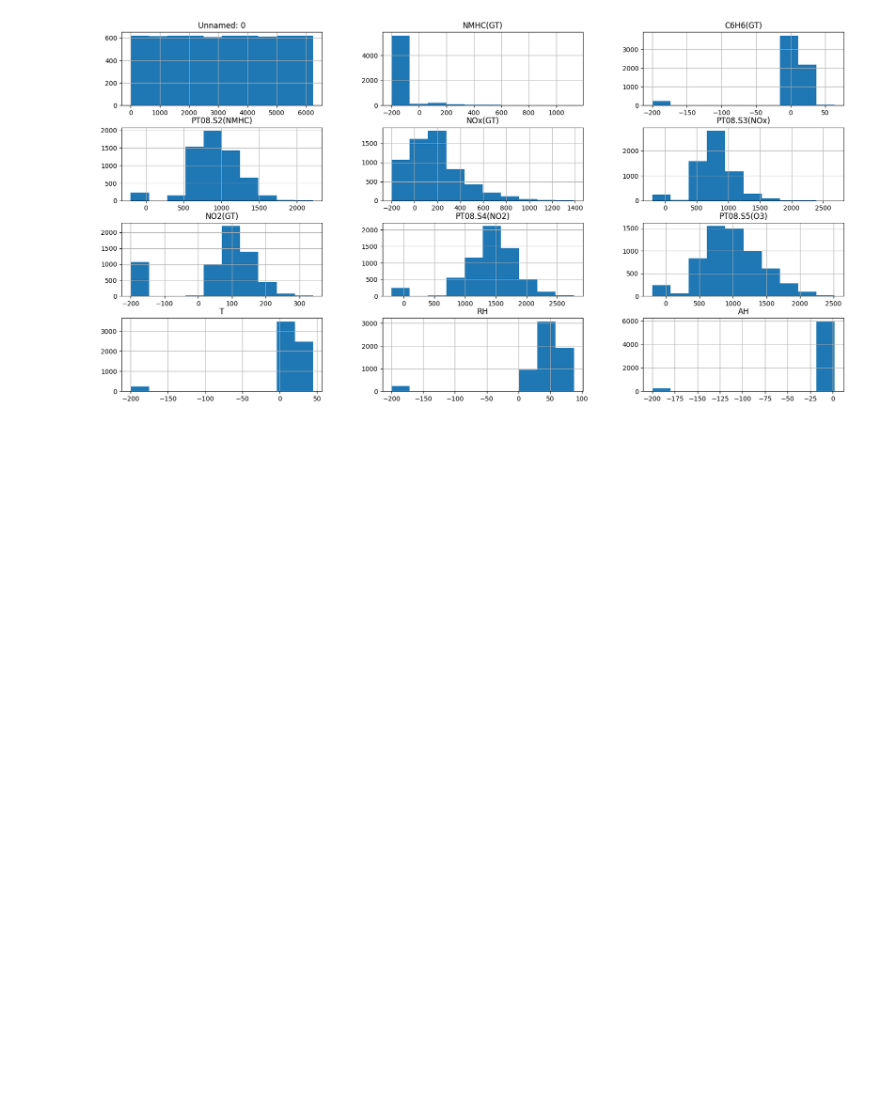
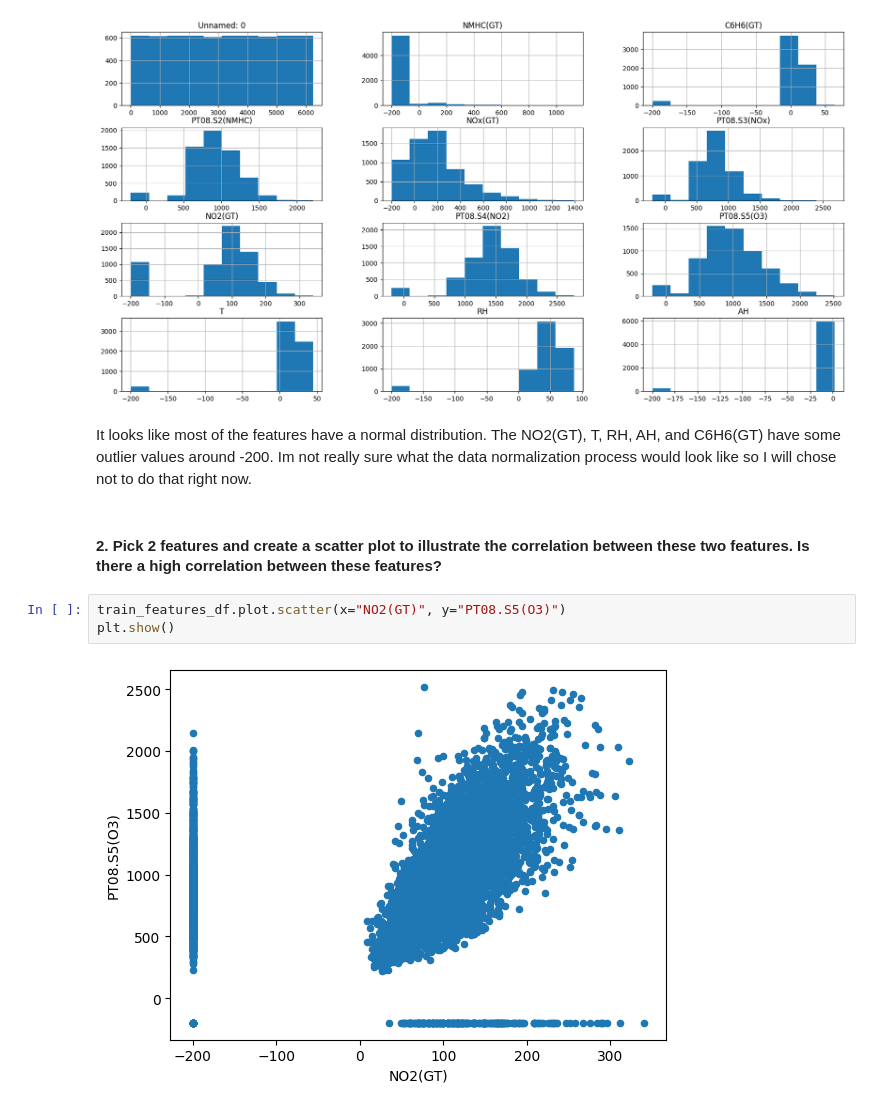
Before and after one commit to Dylan-Harden3/AirQualityRegression, a Jupyter notebook: Regression/Regression.ipynb, the cells around one changed output. Cells and saved outputs as stored; diff of their text form; blank space fills up the shorter version.

```diff
--- a/Regression/Regression.ipynb
+++ b/Regression/Regression.ipynb
@@ -104,3 +104,12 @@ train_features_df.hist(figsize=(20, 10))
 plt.show()
 # %% [output]
 [figure]
+# %% [markdown]
+It looks like most of the features have a normal distribution. The NO2(GT), T, RH, AH, and C6H6(GT) have some outlier values around -200. Im not really sure what the data normalization process would look like so I will chose not to do that right now.
+# %% [markdown]
+#### 2. Pick 2 features and create a scatter plot to illustrate the correlation between these two features. Is there a high correlation between these features?
+# %%
+train_features_df.plot.scatter(x="NO2(GT)", y="PT08.S5(O3)")
+plt.show()
+# %% [output]
+[figure, added]
```
Also changed, not shown: parts of 4 cells of this notebook.
